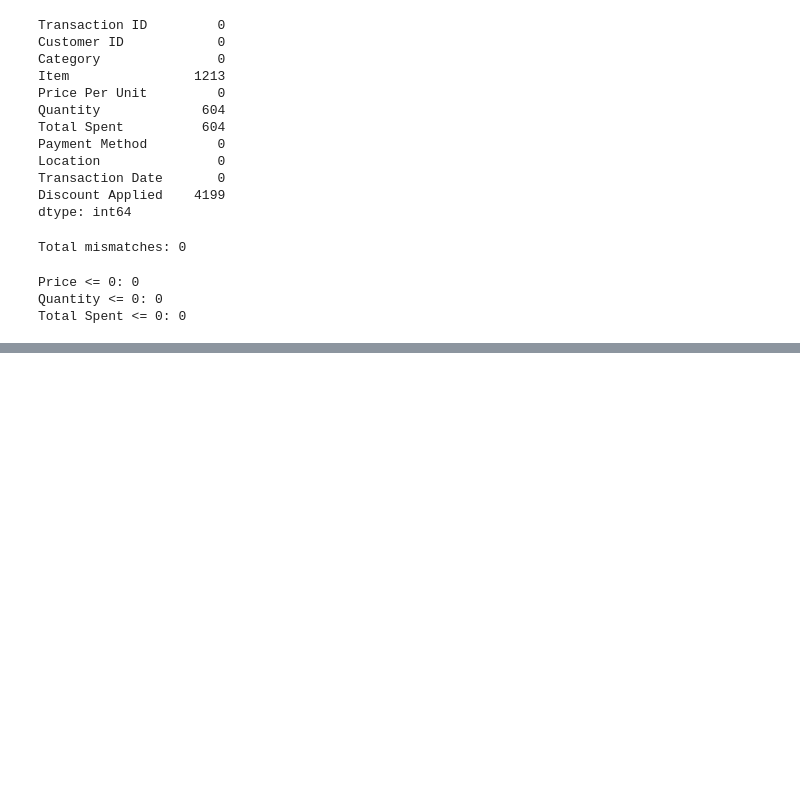
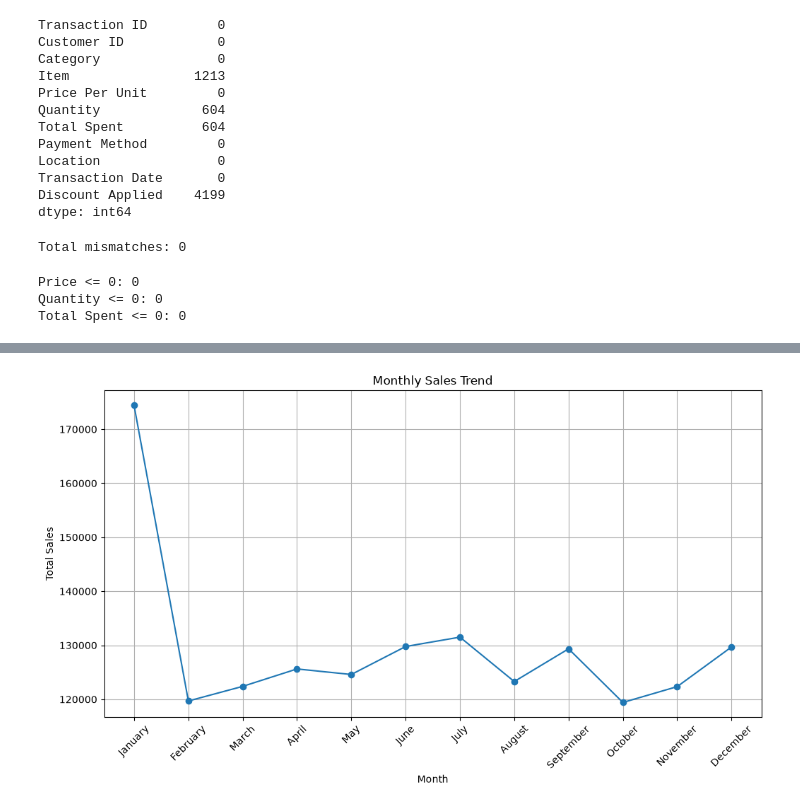
Before and after one commit to sadhanasri-DataScientist/retail_store_sales, a Jupyter notebook: retail_store_sales.ipynb, the cells around one changed output, grey strips where cells are left out. Saved outputs shown, nothing was run; the diff lists cells and outputs as text; code cells hidden in the pictures; blank space fills up the shorter version.

```diff
--- a/retail_store_sales.ipynb
+++ b/retail_store_sales.ipynb
@@ -805,0 +836,4 @@ Total Spent <= 0: 0
+# %%
+df = pd.read_csv("retail_store_sales_cleaned.csv")
+
+df.isnull().sum()
@@ -805,0 +918,8 @@ Total Spent <= 0: 0
+# %%
+df['Transaction Date'] = pd.to_datetime(df['Transaction Date'])
+
+df['Month'] = df['Transaction Date'].dt.month_name()
+
+monthly_sales = df.groupby('Month')['Total Spent'].sum()
+
+monthly_sales
@@ -805,0 +941,10 @@ Total Spent <= 0: 0
+# %%
+df['Month_Number'] = df['Transaction Date'].dt.month
+
+monthly_sales = df.groupby(
+    ['Month_Number', 'Month']
+)['Total Spent'].sum().reset_index()
+
+monthly_sales = monthly_sales.sort_values('Month_Number')
+
+monthly_sales
@@ -805,0 +965,20 @@ Total Spent <= 0: 0
+# %%
+import matplotlib.pyplot as plt
+
+plt.figure(figsize=(12, 6))
+
+plt.plot(
+    monthly_sales['Month'],
+    monthly_sales['Total Spent'],
+    marker='o'
+)
+
+plt.title('Monthly Sales Trend')
+plt.xlabel('Month')
+plt.ylabel('Total Sales')
+plt.xticks(rotation=45)
+plt.grid(True)
+
+plt.show()
+# %% [output]
+[figure, added]
```
Also changed, not shown: parts of 24 cells of this notebook.
